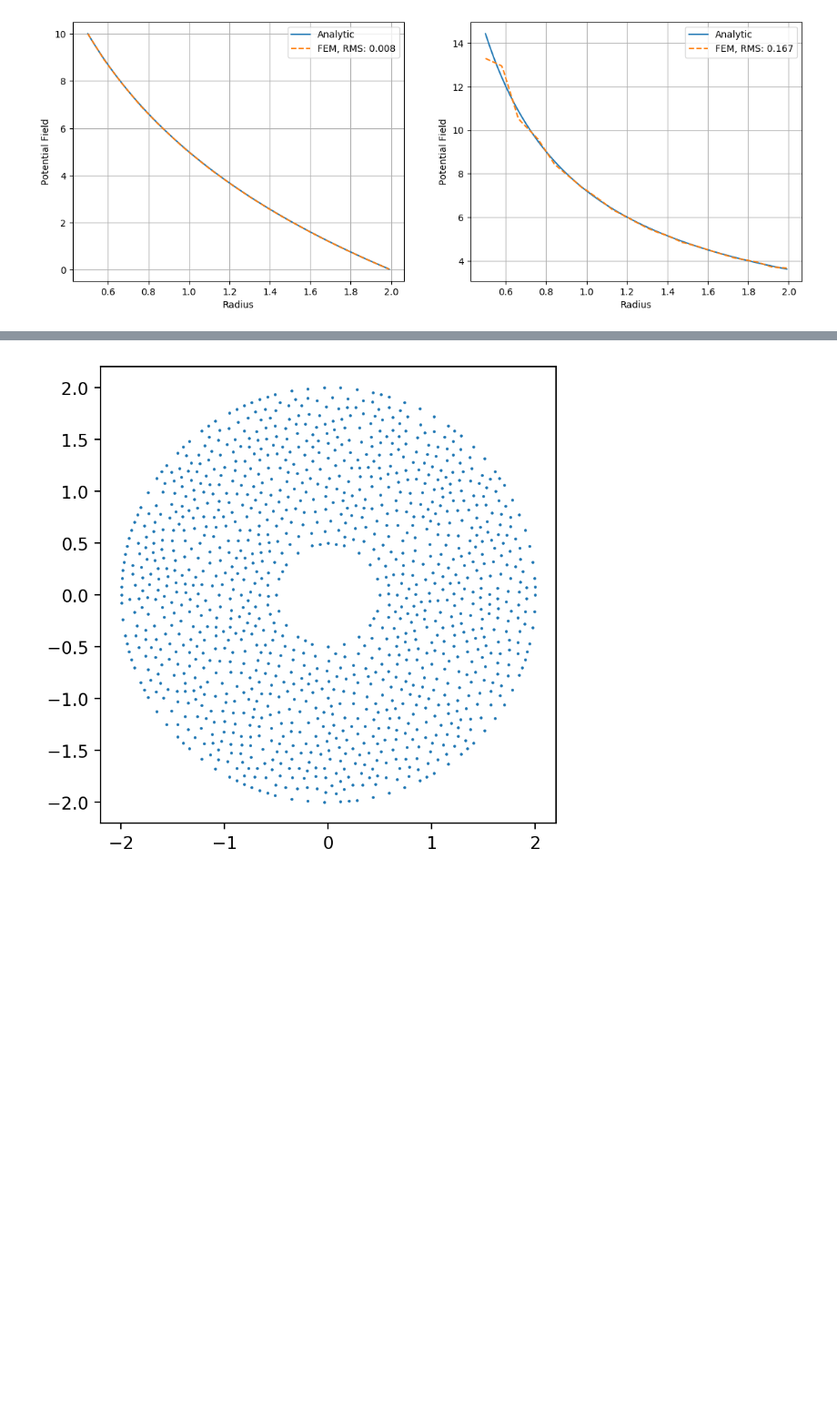
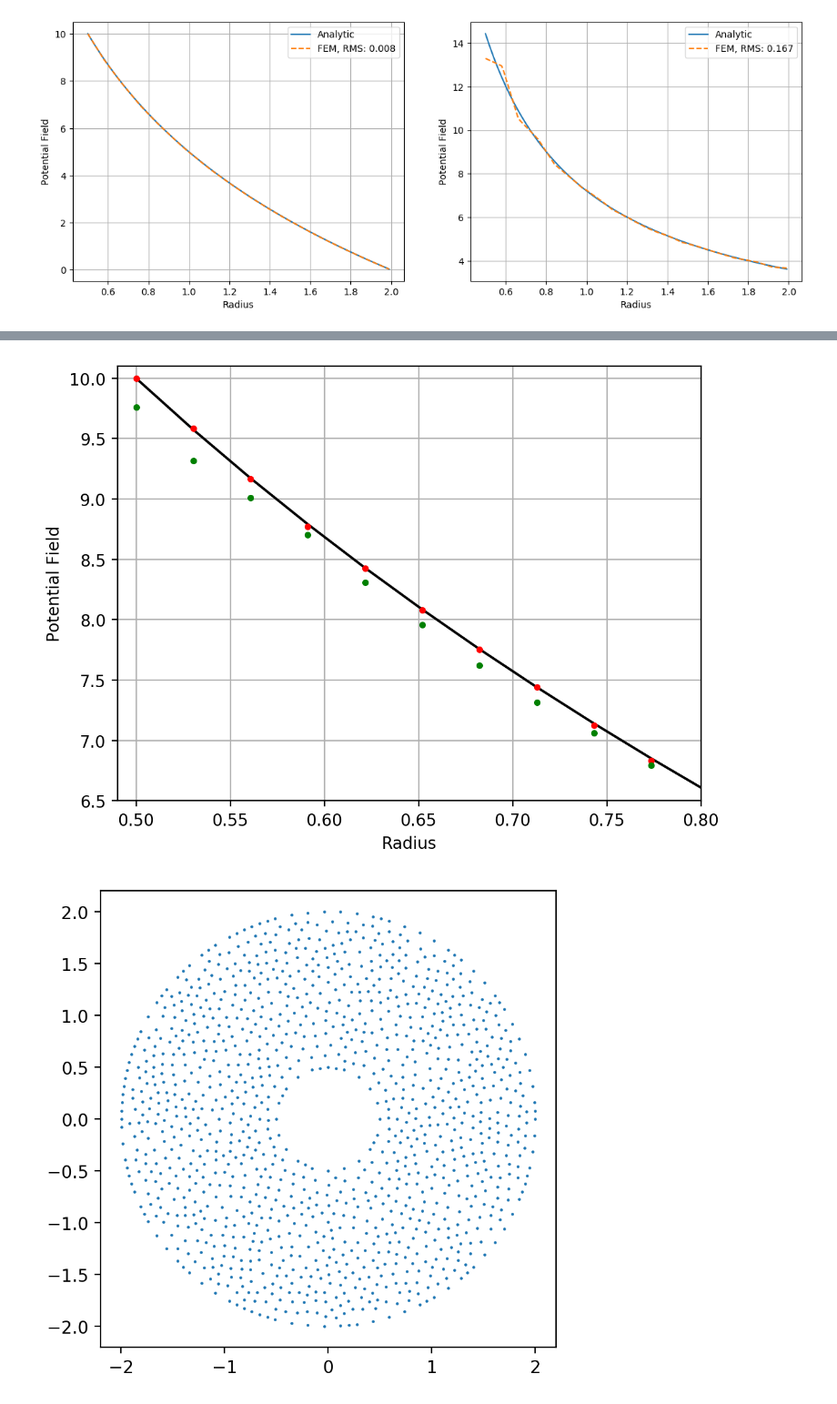
Before and after one commit to emmanuellfc/EM_Tufts_Fall2023, a Jupyter notebook: Coaxial_Cable.ipynb, the cells around one changed output, grey strips where cells are left out. Shown at 91% size. Saved outputs shown, nothing was run; the diff lists cells and outputs as text; code cells hidden in the pictures; blank space fills up the shorter version.

```diff
--- a/Coaxial_Cable.ipynb
+++ b/Coaxial_Cable.ipynb
@@ -268,3 +273,19 @@ plt.show()
+# %%
+# Plot Zoom in Comparisson Full Analytic, FEM and GFD
+plt.figure(dpi=200)
+plt.plot(y_GFD,r,color = "black")
+plt.plot(y_GFD, y, 'o', color = "red", markersize = 3.0)
+plt.plot(y_GFD, x_GFD, 'o', color = "green", markersize = 3.0)
+plt.xlabel("Radius")
+plt.ylabel("Potential Field")
+# plt.legend(["Analytic","FEM, RMS: " + str(RMSV), "GFD, RMS: "+ str(RMSV_GFD)])
+plt.xlim([0.49, 0.8])
+plt.ylim([6.5, 10.1])
+plt.grid()
+plt.savefig("ComparissonPotentialFEMGFD_Zoom.png")
+plt.show()
+# %% [output]
+[figure, added]
 # %%
 # Get Coordinates of the vertices in the Mesh
 vertex_coordinates = mesh.coordinates()
```
Also changed, not shown: parts of 3 cells of this notebook, 4 other files.
